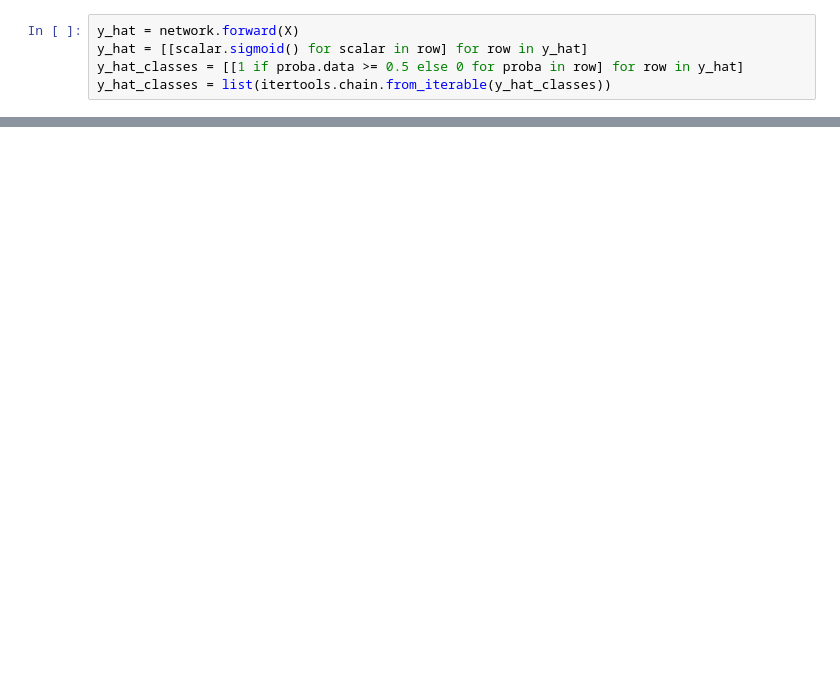
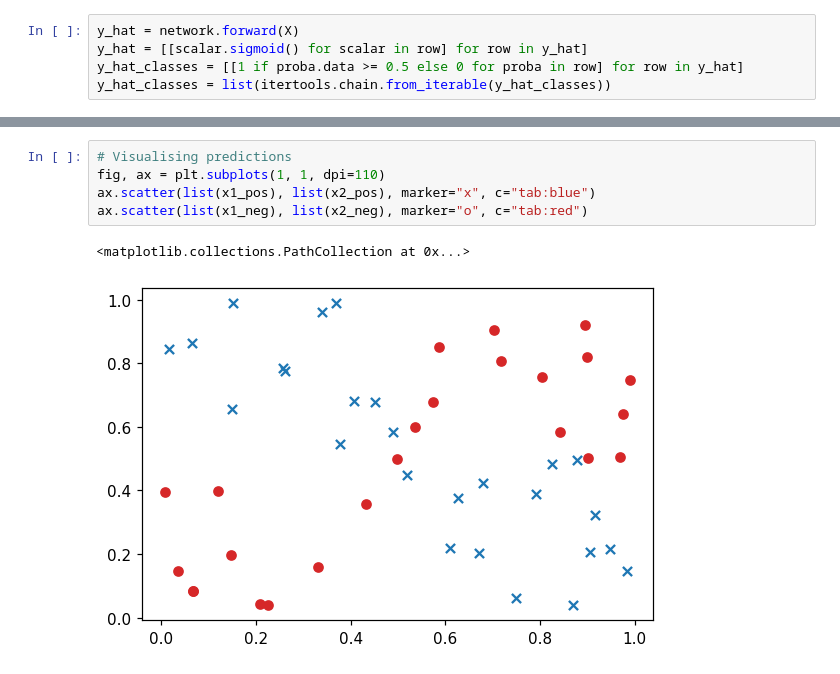
Before and after one commit to lmalms/minitorch, a Jupyter notebook: notebooks/training - classification - xor.ipynb, the cells around one changed output, grey strips where cells are left out. Drawn from its saved outputs; the diff is of its cells as text; blank space fills up the shorter version.

```diff
--- a/notebooks/training - classification - xor.ipynb
+++ b/notebooks/training - classification - xor.ipynb
@@ -130,0 +116,8 @@ sum(
+# %%
+# Visualising predictions
+fig, ax = plt.subplots(1, 1, dpi=110)
+ax.scatter(list(x1_pos), list(x2_pos), marker="x", c="tab:blue")
+ax.scatter(list(x1_neg), list(x2_neg), marker="o", c="tab:red")
+# %% [output]
+<matplotlib.collections.PathCollection at 0x...>
+[figure, added]
```
Also changed, not shown: parts of 14 cells of this notebook, 1 other file.
